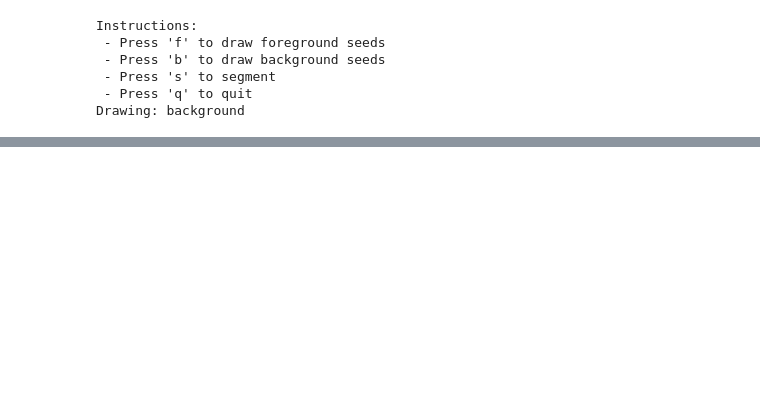
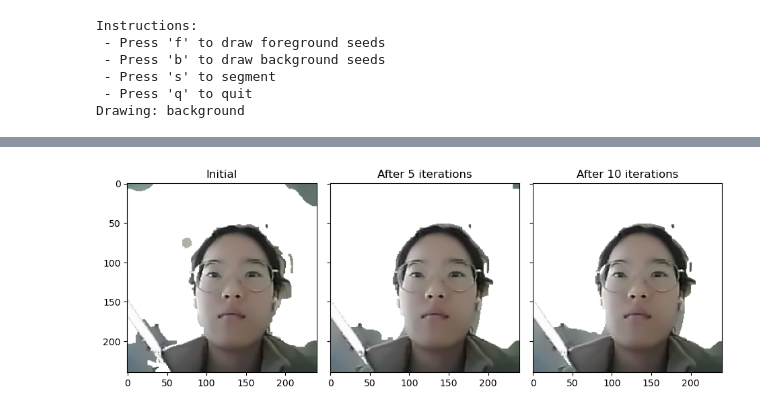
Before and after one commit to nujiznaw8240/segmentation, a Jupyter notebook: try_edge.ipynb, the cells around one changed output, grey strips where cells are left out. Drawn from its saved outputs; the diff is of its cells as text; code cells hidden in the pictures; blank space fills up the shorter version.

```diff
--- a/try_edge.ipynb
+++ b/try_edge.ipynb
@@ -226,3 +242,24 @@ mask = graph_cut(fg_cost, bg_cost, pairwise_edges, pairwise_costs)
+# %%
+def iterative_opt(
+    fg_mask, bg_mask, img, pairwise_edges, pairwise_costs, unary_weight, n_iter
+):
+    h, w = img.shape[:2]
+    for i in range(n_iter):
+
+        img = cv2.fastNlMeansDenoisingColored(img, None, h=5, hColor=3, templateWindowSize=7, searchWindowSize=21)
+        features = img.reshape(-1, 3)
+        unary_fg, unary_bg = unary_costs(fg_mask, bg_mask, features, unary_weight)
+        fg_mask = graph_cut(unary_fg, unary_bg, pairwise_edges, pairwise_costs)
+        bg_mask = 1 - fg_mask
+
+    return fg_mask, bg_mask
+# %%
+fg_mask_5, bg_mask_5 = iterative_opt(
+    fg_mask_1, bg_mask_1, img, pairwise_edges, pairwise_costs, unary_weight=1, n_iter=5
+)
+fg_mask_10, bg_mask_10 = iterative_opt(
+    fg_mask_1, bg_mask_1, img, pairwise_edges, pairwise_costs, unary_weight=1, n_iter=10
+)
 # %%
 # Show results
 fig, axs = plt.subplots(1, 2, figsize=(8, 4))
@@ -244,0 +286,5 @@ plt.show()
+# %%
+def result_img(img, mask):
+    rgb_img = cv2.cvtColor(img, cv2.COLOR_BGR2RGB)
+    rgb_img[mask == 0] = [255, 255, 255]
+    return rgb_img
@@ -244,0 +293,11 @@ plt.show()
+# %%
+fig, axes = plt.subplots(1, 3, figsize=(9.5, 4), sharex=True, sharey=True)
+axes[0].set_title("Initial")
+axes[0].imshow(result_img(img, fg_mask_1))
+axes[1].set_title("After 5 iterations")
+axes[1].imshow(result_img(img, fg_mask_5))
+axes[2].set_title("After 10 iterations")
+axes[2].imshow(result_img(img, fg_mask_10))
+fig.tight_layout()
+# %% [output]
+[figure, added]
```
Also changed, not shown: parts of 13 cells of this notebook, 3 other files.
